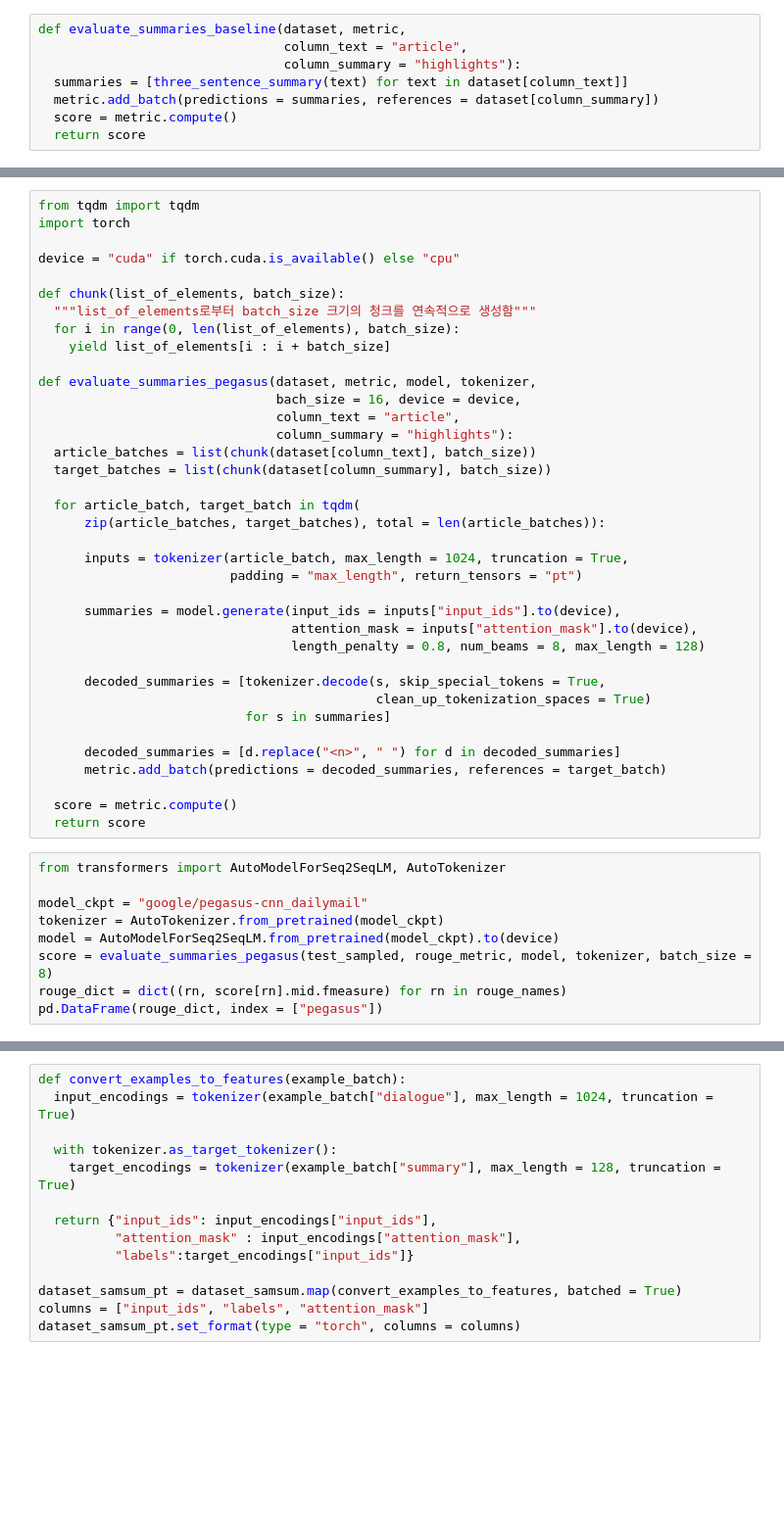
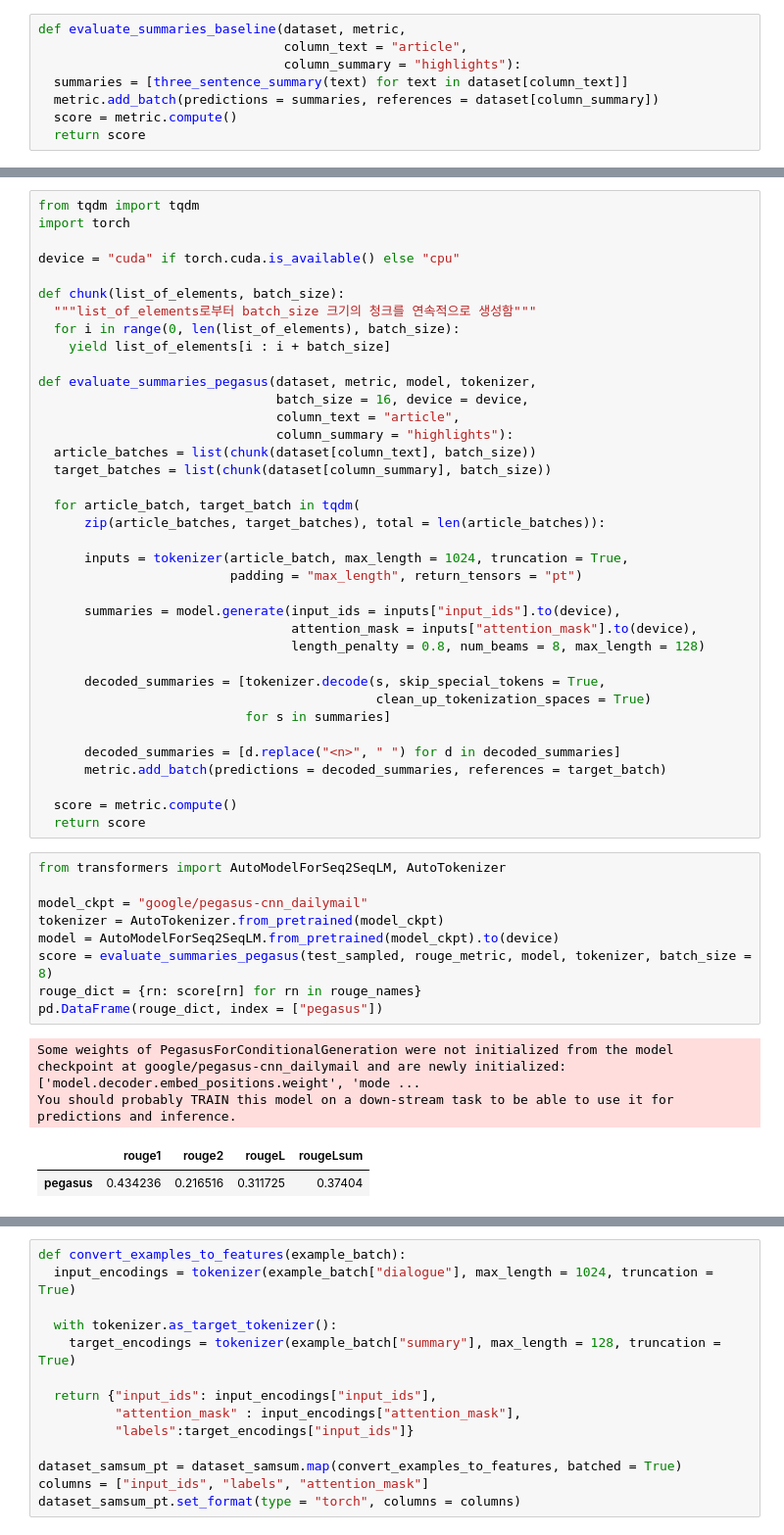
Before and after one commit to barkhaneum/Transformer_study, a Jupyter notebook: chapter_6.ipynb, the cells around one changed output, grey strips where cells are left out. Shown at 98% size. Drawn from its saved outputs; the diff is of its cells as text; blank space fills up the shorter version.

```diff
--- a/chapter_6.ipynb
+++ b/chapter_6.ipynb
@@ -166,7 +227,7 @@ def chunk(list_of_elements, batch_size):
     yield list_of_elements[i : i + batch_size]
 
 def evaluate_summaries_pegasus(dataset, metric, model, tokenizer,
-                               bach_size = 16, device = device,
+                               batch_size = 16, device = device,
                                column_text = "article",
                                column_summary = "highlights"):
   article_batches = list(chunk(dataset[column_text], batch_size))
@@ -194,11 +255,16 @@ def evaluate_summaries_pegasus(dataset, metric, model, tokenizer,
 # %%
 from transformers import AutoModelForSeq2SeqLM, AutoTokenizer
 
 model_ckpt = "google/pegasus-cnn_dailymail"
 tokenizer = AutoTokenizer.from_pretrained(model_ckpt)
 model = AutoModelForSeq2SeqLM.from_pretrained(model_ckpt).to(device)
 score = evaluate_summaries_pegasus(test_sampled, rouge_metric, model, tokenizer, batch_size = 8)
-rouge_dict = dict((rn, score[rn].mid.fmeasure) for rn in rouge_names)
+rouge_dict = {rn: score[rn] for rn in rouge_names}
 pd.DataFrame(rouge_dict, index = ["pegasus"])
+# %% [output]
+Some weights of PegasusForConditionalGeneration were not initialized from the model checkpoint at google/pegasus-cnn_dailymail and are newly initialized: ['model.decoder.embed_positions.weight', 'mode ...
+You should probably TRAIN this model on a down-stream task to be able to use it for predictions and inference.
+|  | rouge1 | rouge2 | rougeL | rougeLsum |
+| pegasus | 0.434236 | 0.216516 | 0.311725 | 0.37404 |
 # %%
 # samsum 데이터셋
```
Also changed, not shown: parts of 15 cells of this notebook.
